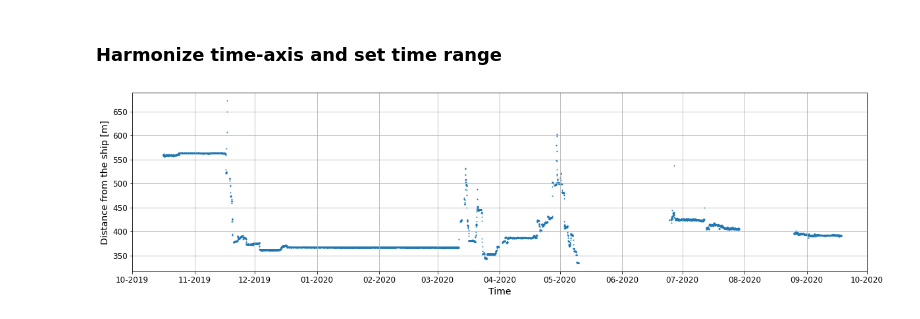
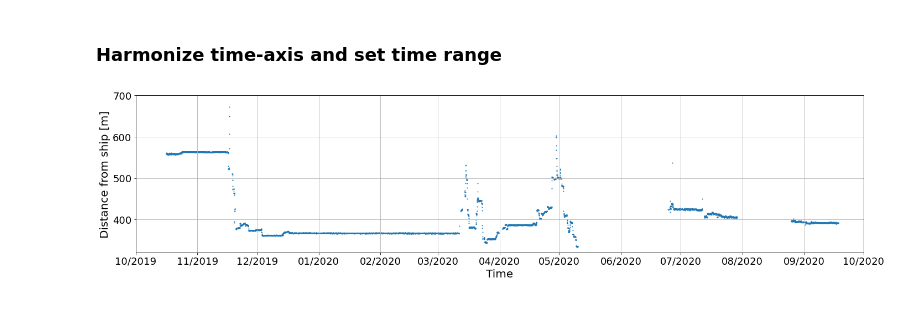
Before and after one commit to charrelju/M1_Internship_MET_Norway, a Jupyter notebook: MetCity.ipynb, the cells around one changed output. Saved outputs shown, nothing was run; the diff lists cells and outputs as text; code cells hidden in the pictures.

```diff
--- a/MetCity.ipynb
+++ b/MetCity.ipynb
@@ -54,23 +55,26 @@ tstart=pd.Timestamp('2019-10-1'); tend=pd.Timestamp('2020-9-30')
 mosasfs60met_1h = mosasfs60met_1h.sel(time=slice(tstart,tend))
 df = era5_sfs60; df = df.set_index(['datetime']); df = df.loc[tstart:tend]; era5_sfs60  = df.reset_index()
 # %%
-parameters = {'axes.labelsize':14, 'axes.titlesize':15, 'legend.fontsize':16, 'xtick.labelsize':12, 'ytick.labelsize':12,
-                  'legend.title_fontsize':14, 'figure.titlesize':25}
+parameters = {'axes.labelsize':20, 'axes.titlesize':20, 'legend.fontsize':17, 'xtick.labelsize':18, 'ytick.labelsize':18,
+                  'legend.title_fontsize':17, 'figure.titlesize':25}
 plt.rcParams.update(parameters)
 
 fig = plt.figure(figsize=(20,5))
 ax = fig.add_subplot(111)
 plt.scatter(mosasfs60met_1h.time,mosasfs60met_1h.ship_distance, s=1)
 ax.set_xlim([datetime.date(2019, 10, 1), datetime.date(2020, 10, 1)])
-ax.xaxis.set_major_formatter(dates.DateFormatter('%m-%Y'))
+ax.set_yticks([400,500,600,700])
+ax.set_ylim(320,700)
+ax.xaxis.set_major_formatter(dates.DateFormatter('%m/%Y'))
 ax.xaxis.set_major_locator(dates.MonthLocator())
 plt.xlabel('Time')
 plt.grid()
-plt.ylabel('Distance from the ship [m]')
+plt.ylabel('Distance from ship [m]')
+fig.tight_layout()
 path_fig = '/lustre/storeB/users/justinec/master_internship/figures/'
 plt.savefig(path_fig+'MetCity_distance.png',dpi=300, facecolor='white', transparent=False)
 # %% [output]
-[figure, old version]
+[figure, new version]
 # %%
 for i in range(len(era5_sfs60.istl)):
     if isinstance(era5_sfs60.istl[i], float) and np.isnan(era5_sfs60.istl[i]) :
```
Also changed, not shown: parts of 7 cells of this notebook, 3 other files.
